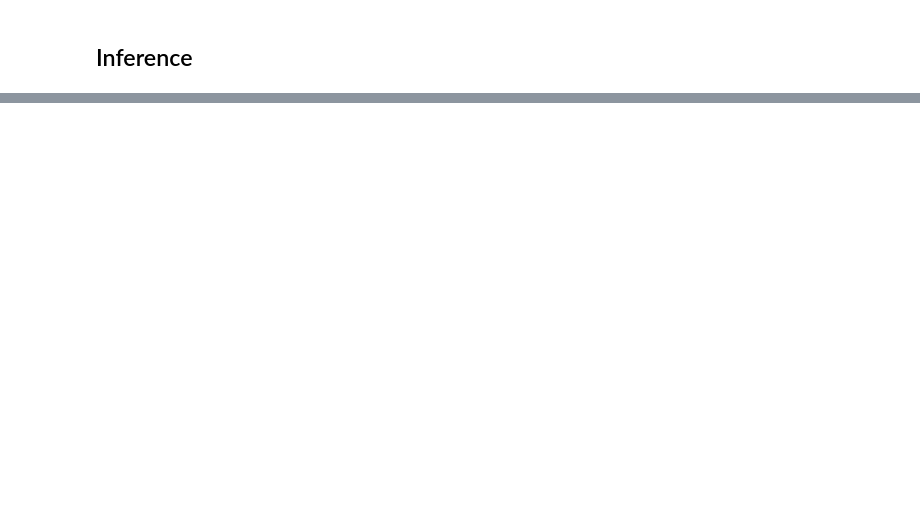
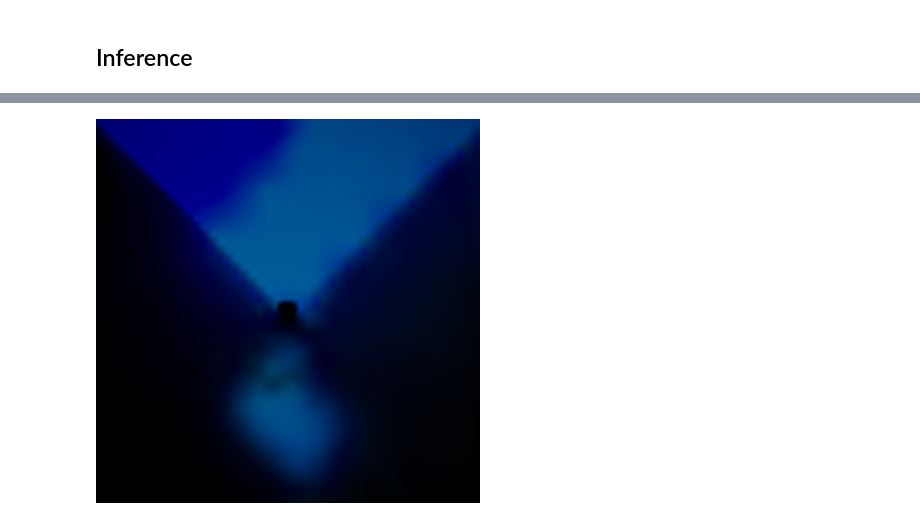
Before and after one commit to wilbur1240/vit-segmentation, a Jupyter notebook: code/train_front_bev_sim.ipynb, the cells around one changed output, grey strips where cells are left out. Cells and saved outputs as stored; diff of their text form; code cells hidden in the pictures; blank space fills up the shorter version.

```diff
--- a/code/train_front_bev_sim.ipynb
+++ b/code/train_front_bev_sim.ipynb
@@ -272,0 +585,37 @@ FileNotFoundError: [Errno 2] No such file or directory: '../data/images/front/40
+# %%
+import torch
+import torchvision.transforms as T
+from torchvision.transforms import ToPILImage
+
+raw_mask = np.load("./predicted_masks/single/mask_0001.npy")
+seg_rgb = mask_to_rgb(raw_mask, {i:palette[i] for i in range(3)})  # as PIL or np.array
+
+# 1) define your transforms exactly as in training
+transform = T.Compose([
+    T.Resize((384,384)),       # your ViT‐U input size
+    T.ToTensor(),              # gives [0..1] floats on each channel
+    # T.Normalize(mean, std)   # if you used normalization
+])
+
+# 2) load & preprocess
+inp = transform(seg_rgb).unsqueeze(0).to(DEVICE)  # 1×3×384×384
+
+# 3) inference
+model = EnhancedViTUNet(image_size=(384,384), out_channels=len(palette))
+ckpt   = torch.load(MODEL_WEIGHTS, map_location="cpu", weights_only=False)
+sd     = ckpt.get("model_state_dict", ckpt)
+model.load_state_dict(sd)
+model.to(DEVICE).eval()
+
+with torch.no_grad():
+    bev_logits = model(inp)                    # 1×C×384×384
+    bev_rgb  = bev_logits.squeeze(0).cpu()  # 384×384 int
+
+bev_rgb = torch.clamp(bev_rgb, 0, 1)       # ensure in [0,1]
+
+to_pil = ToPILImage()
+bev_img = to_pil(bev_rgb)                  # PIL Image in RGB
+bev_img.save("predicted_bev.png")
+bev_img.show()
+# %% [output]
+[figure, added]
```
Also changed, not shown: parts of 18 cells of this notebook, 1 other file.
